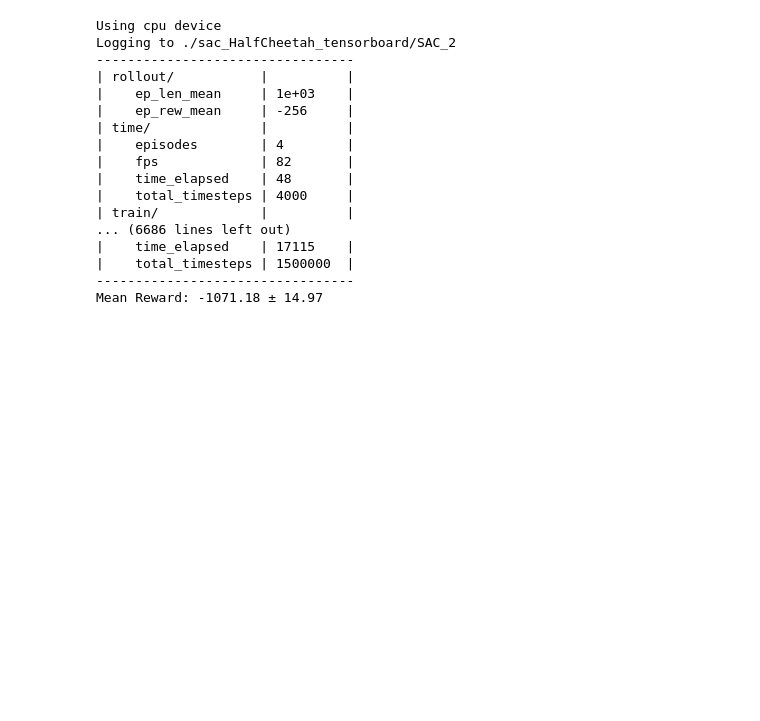
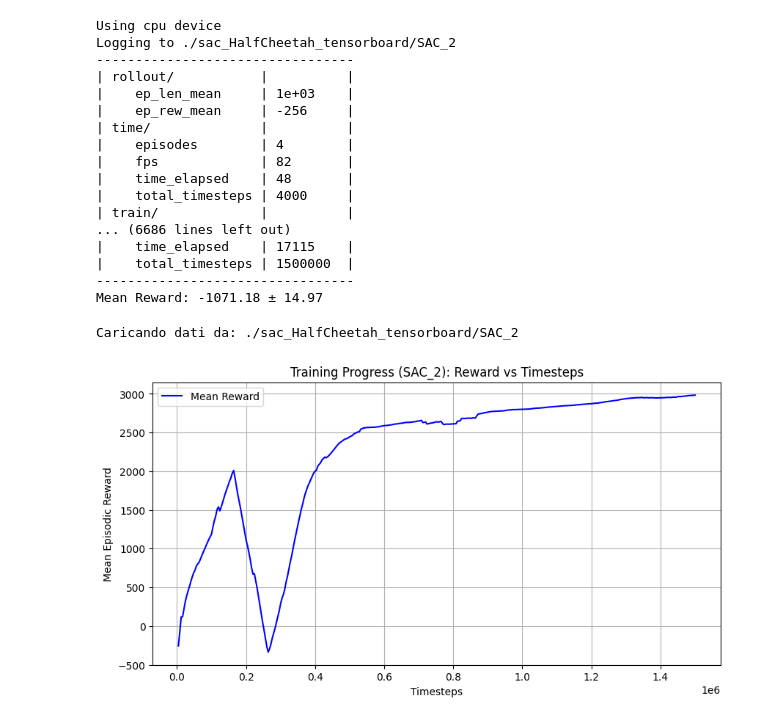
Before and after one commit to Ignazio-Emanuele-Picciche/Reinforcement_Learning_MuJoCu, a Jupyter notebook: Test Cheetah/SAC_CustomENV/sac_cheetah.ipynb, the cells around one changed output. Cells and saved outputs as stored; diff of their text form; code cells hidden in the pictures; blank space fills up the shorter version.

Commit message:
grafici per sac cheetah

```diff
--- a/Test Cheetah/SAC_CustomENV/sac_cheetah.ipynb
+++ b/Test Cheetah/SAC_CustomENV/sac_cheetah.ipynb
@@ -130,3 +130,55 @@ Mean Reward: -1071.18 ± 14.97
 #5. Salviamo il modello
 model.save("sac_HalfCheetah_model")
 env.save("vecnormalize_HalfCheetah.pkl")    # salviamo anche i parametri di normalizzazione
+# %%
+from tensorboard.backend.event_processing.event_accumulator import EventAccumulator
+
+# Percorso principale del log di TensorBoard
+log_dir = "./sac_HalfCheetah_tensorboard/"
+
+# Specifica manualmente quale cartella usare (cambia il nome se vuoi un'altra versione)
+selected_subdir = "SAC_2"
+
+# Percorso completo della cartella selezionata
+selected_path = os.path.join(log_dir, selected_subdir)
+
+if not os.path.exists(selected_path):
+    raise FileNotFoundError(f"La cartella {selected_subdir} non esiste in {log_dir}")
+
+print(f"Caricando dati da: {selected_path}")
+
+# Trova il file degli eventi TensorBoard all'interno della cartella selezionata
+event_file = None
+for root, dirs, files in os.walk(selected_path):
+    for file in files:
+        if "events.out.tfevents" in file:
+            event_file = os.path.join(root, file)
+            break
+
+if event_file is None:
+    raise FileNotFoundError(f"Nessun file TensorBoard trovato in {selected_path}")
+
+# Carica i dati da TensorBoard
+event_acc = EventAccumulator(event_file)
+event_acc.Reload()
+
+# Estrai i timesteps e le rewards medie
+timesteps = []
+mean_rewards = []
+
+for event in event_acc.Scalars("rollout/ep_rew_mean"):
+    timesteps.append(event.step)
+    mean_rewards.append(event.value)
+
+# Creazione del grafico
+plt.figure(figsize=(10, 5))
+plt.plot(timesteps, mean_rewards, label="Mean Reward", color="blue")
+plt.xlabel("Timesteps")
+plt.ylabel("Mean Episodic Reward")
+plt.title(f"Training Progress ({selected_subdir}): Reward vs Timesteps")
+plt.legend()
+plt.grid(True)
+plt.show()
+# %% [output]
+Caricando dati da: ./sac_HalfCheetah_tensorboard/SAC_2
+[figure, added]
```
Also changed, not shown: parts of 1 cell of this notebook, 1 other file.
